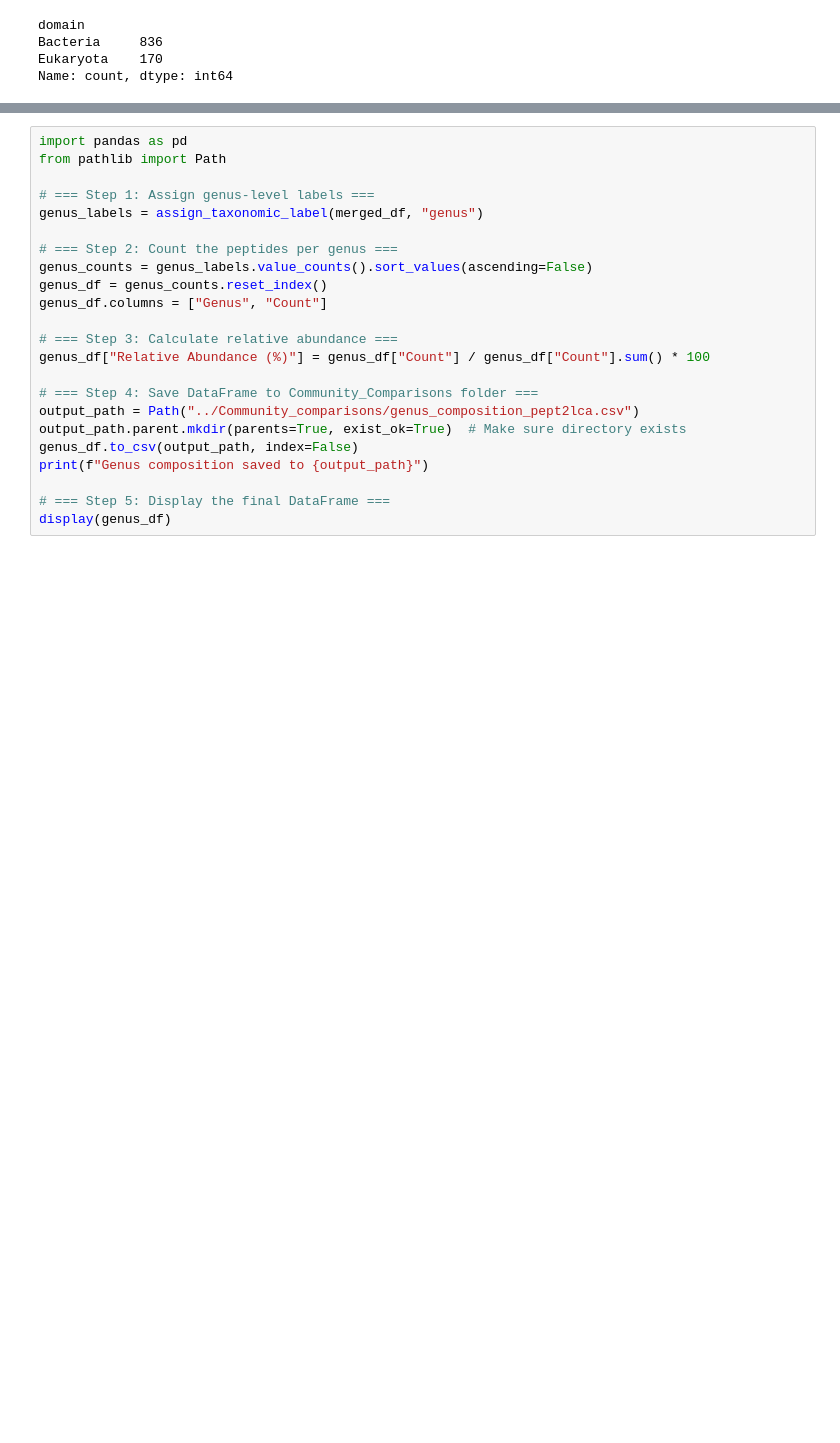
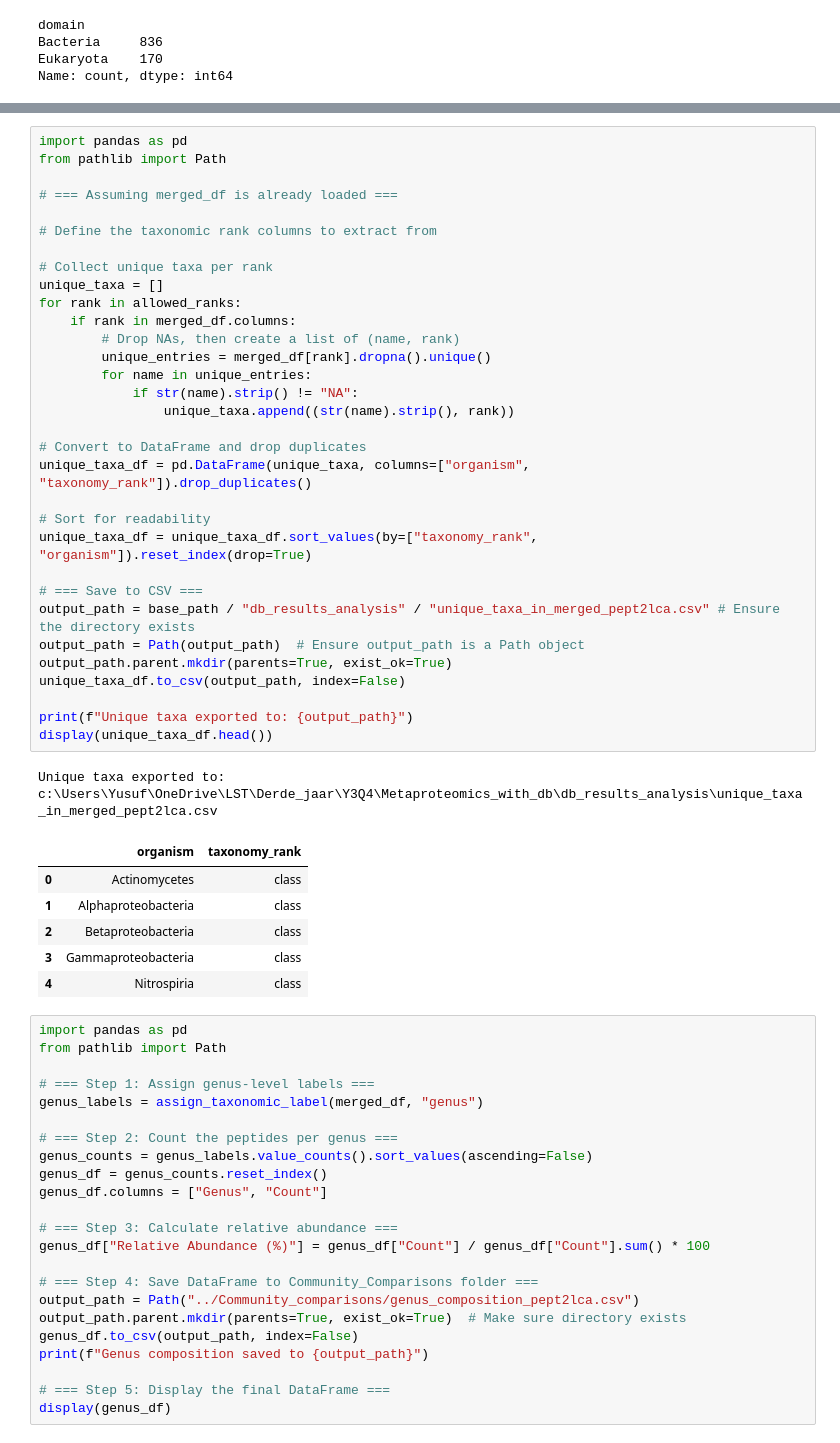
Before and after one commit to Asciilator/Peptide_identification_with_custom_database, a Jupyter notebook: pipelines/pipeline_pept2lca.ipynb, the cells around one changed output, grey strips where cells are left out. Drawn from its saved outputs; the diff is of its cells as text; blank space fills up the shorter version.

Commit message:
Taxa overlap determined and added unique taxa export script to pept2lca pipeline

```diff
--- a/pipelines/pipeline_pept2lca.ipynb
+++ b/pipelines/pipeline_pept2lca.ipynb
@@ -803,3 +814,43 @@ Name: count, dtype: int64
+# %%
+import pandas as pd
+from pathlib import Path
+
+# === Assuming merged_df is already loaded ===
+
+# Define the taxonomic rank columns to extract from
+
+# Collect unique taxa per rank
+unique_taxa = []
+for rank in allowed_ranks:
+    if rank in merged_df.columns:
+        # Drop NAs, then create a list of (name, rank)
+        unique_entries = merged_df[rank].dropna().unique()
+        for name in unique_entries:
+            if str(name).strip() != "NA":
+                unique_taxa.append((str(name).strip(), rank))
+
+# Convert to DataFrame and drop duplicates
+unique_taxa_df = pd.DataFrame(unique_taxa, columns=["organism", "taxonomy_rank"]).drop_duplicates()
+
+# Sort for readability
+unique_taxa_df = unique_taxa_df.sort_values(by=["taxonomy_rank", "organism"]).reset_index(drop=True)
+
+# === Save to CSV ===
+output_path = base_path / "db_results_analysis" / "unique_taxa_in_merged_pept2lca.csv" # Ensure the directory exists
+output_path = Path(output_path)  # Ensure output_path is a Path object
+output_path.parent.mkdir(parents=True, exist_ok=True)
+unique_taxa_df.to_csv(output_path, index=False)
+
+print(f"Unique taxa exported to: {output_path}")
+display(unique_taxa_df.head())
+# %% [output]
+Unique taxa exported to: c:\Users\Yusuf\OneDrive\LST\Derde_jaar\Y3Q4\Metaproteomics_with_db\db_results_analysis\unique_taxa_in_merged_pept2lca.csv
+|  | organism | taxonomy_rank |
+| 0 | Actinomycetes | class |
+| 1 | Alphaproteobacteria | class |
+| 2 | Betaproteobacteria | class |
+| 3 | Gammaproteobacteria | class |
+| 4 | Nitrospiria | class |
 # %%
 import pandas as pd
 from pathlib import Path
```
Also changed, not shown: parts of 2 cells of this notebook, 1 other file.
